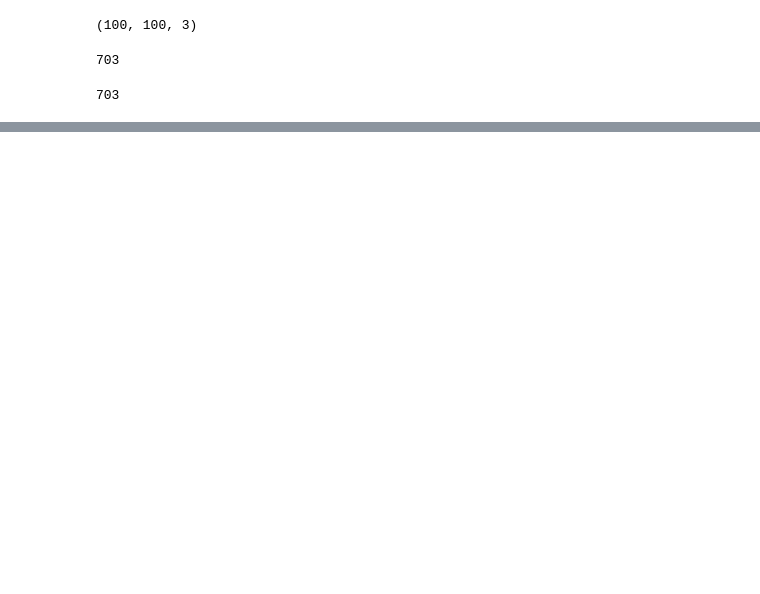
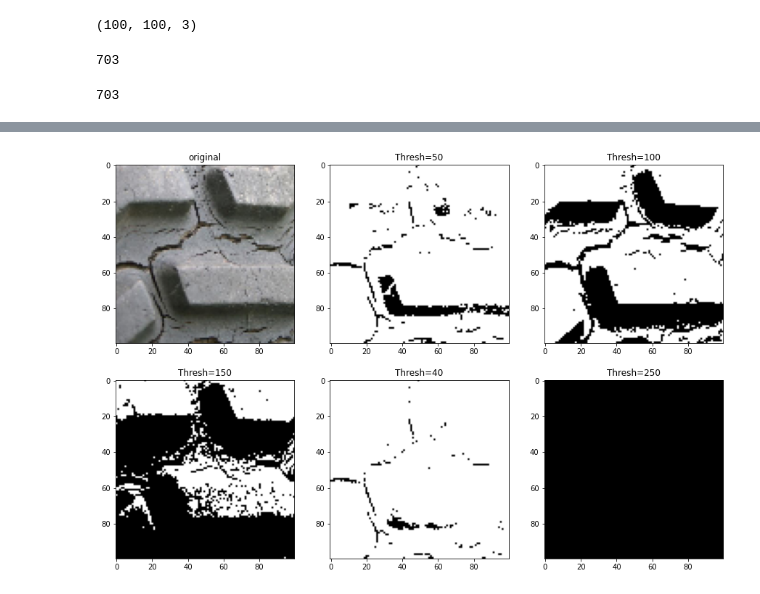
Before and after one commit to GavinK-ai/cv, a Jupyter notebook: myproject/cvPrj/cvPrj.ipynb, the cells around one changed output, grey strips where cells are left out. Drawn from its saved outputs; the diff is of its cells as text; code cells hidden in the pictures; blank space fills up the shorter version.

```diff
--- a/myproject/cvPrj/cvPrj.ipynb
+++ b/myproject/cvPrj/cvPrj.ipynb
@@ -82,0 +113,75 @@ plt.imshow(train_data[6])
+# %%
+#########
+# import opencv
+import cv2 as cv
+# import pyplot for ploting or displaying
+
+# # image file path
+# imgPath = 'assets/ca.jpg'
+# # read image file
+# img = cv.imread(imgPath)
+
+img = train_data[0]
+
+# convert to gray
+imgGray = cv.cvtColor(img, cv.COLOR_BGR2GRAY)
+
+# display
+plt.figure(figsize=(15,10))
+
+#########
+plt.subplot(231)
+imgRGB = img[:,:,::-1]
+plt.title('original')
+plt.imshow(imgRGB)
+#########
+# apply thresh on gray image
+thresh = 50
+maxval = 255
+ret, imgGrayThresh = cv.threshold(imgGray, thresh, maxval, cv.THRESH_BINARY)
+plt.subplot(2,3,2)
+imgRGB = cv.cvtColor(imgGrayThresh, cv.COLOR_GRAY2RGB)
+plt.title(f'Thresh={thresh}')
+plt.imshow(imgRGB)
+#########
+# apply thresh on gray image
+thresh = 100
+maxval = 255
+ret, imgGrayThresh = cv.threshold(imgGray, thresh, maxval, cv.THRESH_BINARY)
+plt.subplot(2,3,3)
+imgRGB = cv.cvtColor(imgGrayThresh, cv.COLOR_GRAY2RGB)
+plt.title(f'Thresh={thresh}')
+plt.imshow(imgRGB)
+#########
+# apply thresh on gray image
+thresh = 150
+maxval = 255
+ret, imgGrayThresh = cv.threshold(imgGray, thresh, maxval, cv.THRESH_BINARY)
+plt.subplot(2,3,4)
+imgRGB = cv.cvtColor(imgGrayThresh, cv.COLOR_GRAY2RGB)
+plt.title(f'Thresh={thresh}')
+plt.imshow(imgRGB)
+#########
+# apply thresh on gray image
+thresh = 40
+maxval = 255
+ret, imgGrayThresh = cv.threshold(imgGray, thresh, maxval, cv.THRESH_BINARY)
+plt.subplot(2,3,5)
+imgRGB = cv.cvtColor(imgGrayThresh, cv.COLOR_GRAY2RGB)
+plt.title(f'Thresh={thresh}')
+plt.imshow(imgRGB)
+#########
+# apply thresh on gray image
+thresh = 250
+maxval = 255
+ret, imgGrayThresh = cv.threshold(imgGray, thresh, maxval, cv.THRESH_BINARY)
+plt.subplot(2,3,6)
+imgRGB = cv.cvtColor(imgGrayThresh, cv.COLOR_GRAY2RGB)
+plt.title(f'Thresh={thresh}')
+plt.imshow(imgRGB)
+#########
+
+# cleanup
+plt.show()
+# %% [output]
+[figure, added]
```
Also changed, not shown: parts of 3 cells of this notebook, 3 other files.
